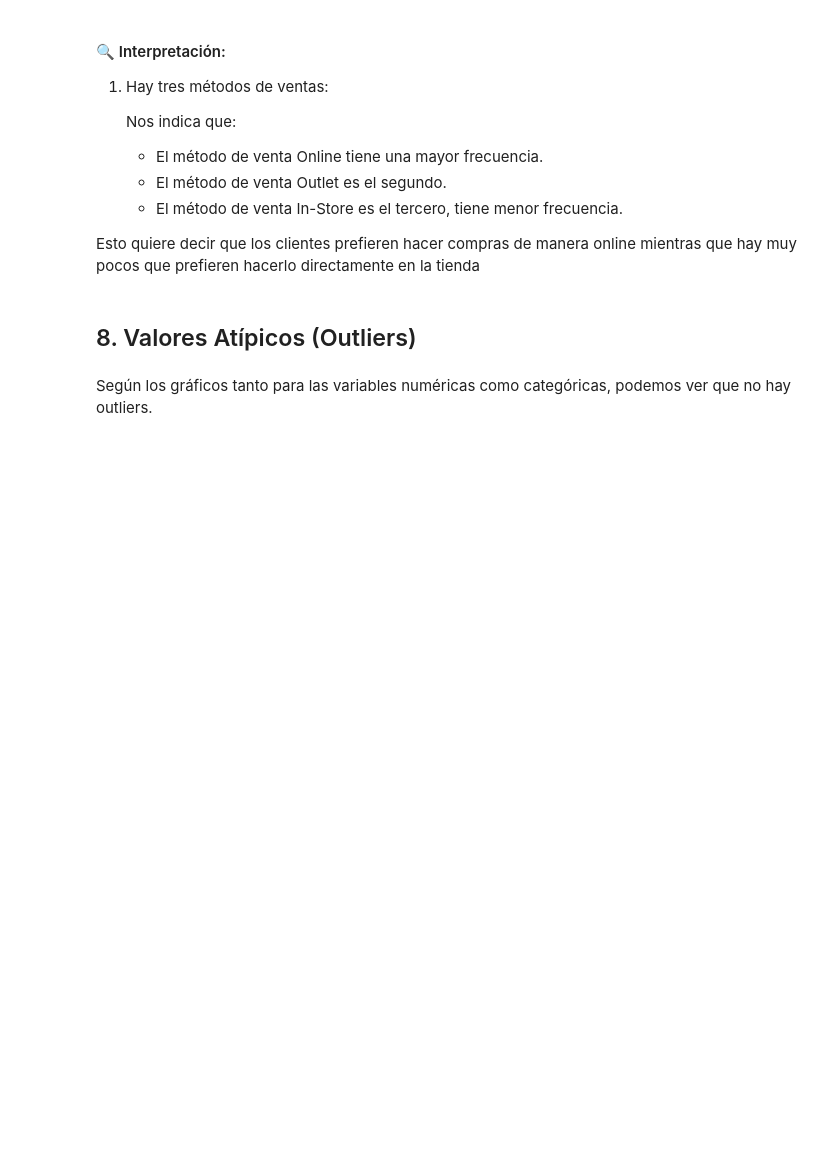
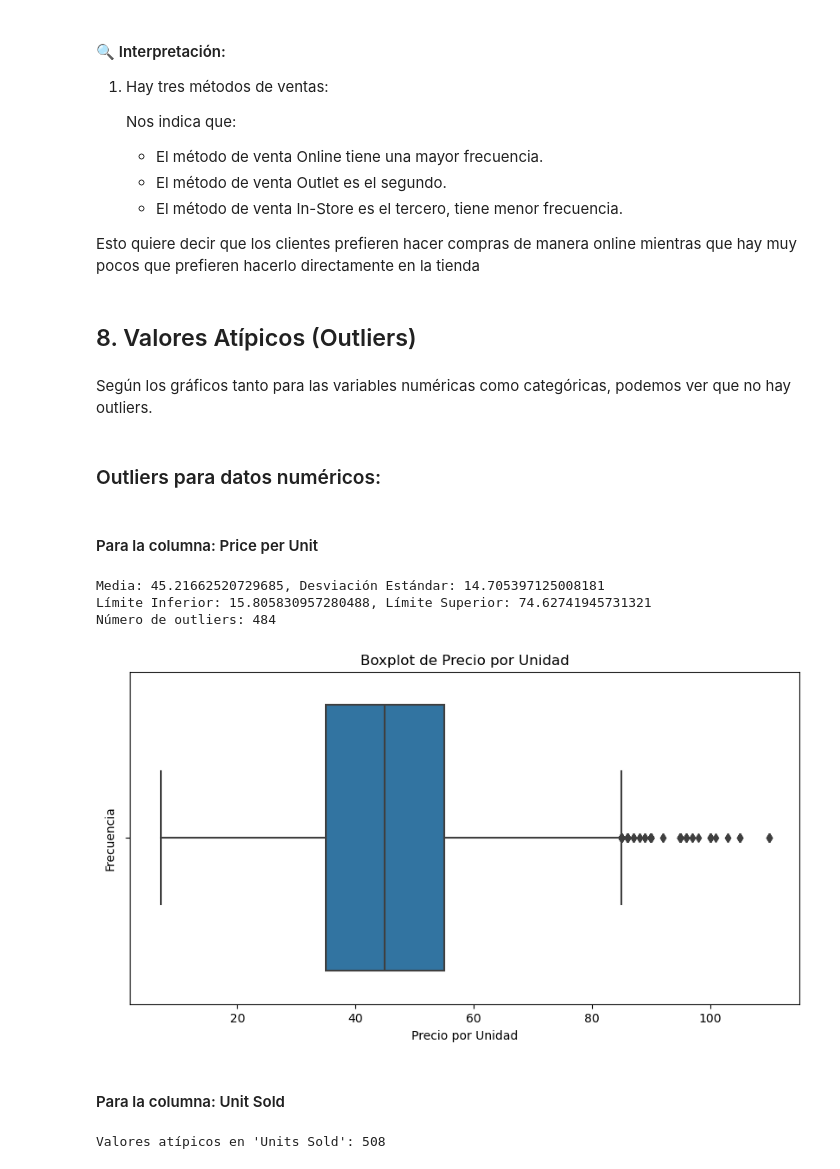
Before and after one commit to Dilmer-Rojas/Ventas_Adidas, a Jupyter notebook: notebooks/xeda.ipynb, the cells around one changed output. Cells and saved outputs as stored; diff of their text form; code cells hidden in the pictures; blank space fills up the shorter version.

```diff
--- a/notebooks/xeda.ipynb
+++ b/notebooks/xeda.ipynb
@@ -652,3 +631,51 @@ Esto quiere decir que los clientes prefieren hacer compras de manera online mien
 ## 8. Valores Atípicos (Outliers)
 # %% [markdown]
 Según los gráficos tanto para las variables numéricas como categóricas, podemos ver que no hay outliers.
+# %% [markdown]
+### Outliers para datos numéricos:
+# %% [markdown]
+#### Para la columna: Price per Unit
+# %%
+# Calcular la media y desviación estándar de los precios por unidad
+media = df['Price per Unit'].mean()
+desviacion_estandar = df['Price per Unit'].std()
+
+limite_inferior = media - 2 * desviacion_estandar
+limite_superior = media + 2 * desviacion_estandar
+
+print(f"Media: {media}, Desviación Estándar: {desviacion_estandar}")
+print(f"Límite Inferior: {limite_inferior}, Límite Superior: {limite_superior}")
+
+# Filtrar los outliers usando los límites calculados
+outliers = df[(df['Price per Unit'] < limite_inferior) | (df['Price per Unit'] > limite_superior)]
+print(f"Número de outliers: {outliers.shape[0]}")
+# %% [output]
+Media: 45.21662520729685, Desviación Estándar: 14.705397125008181
+Límite Inferior: 15.805830957280488, Límite Superior: 74.62741945731321
+Número de outliers: 484
+# %%
+# Visualizar los outliers - Price per Unit
+plt.figure(figsize=(10, 5))
+sns.boxplot(x=df['Price per Unit'])
+plt.title("Boxplot de Precio por Unidad")
+plt.xlabel("Precio por Unidad")
+plt.ylabel("Frecuencia")
+plt.show()
+# %% [output]
+[figure, added]
+# %% [markdown]
+#### Para la columna: Unit Sold
+# %%
+# Usando el IQR (Rango Intercuartil - Datos Sesgados) - Campo: Units Sold
+Q1 = df['Units Sold'].quantile(0.25)
+Q3 = df['Units Sold'].quantile(0.75)
+IQR = Q3 - Q1
+
+limite_inferior = Q1 - 1.5 * IQR
+limite_superior = Q3 + 1.5 * IQR
+
+# Filtrar los valores atípicos
+valores_atipicos = df[(df['Units Sold'] < limite_inferior) | (df['Units Sold'] > limite_superior)]
+print(f"Valores atípicos en 'Units Sold': {valores_atipicos.shape[0]}")
+# %% [output]
+Valores atípicos en 'Units Sold': 508
```
Also changed, not shown: parts of 3 cells of this notebook.
